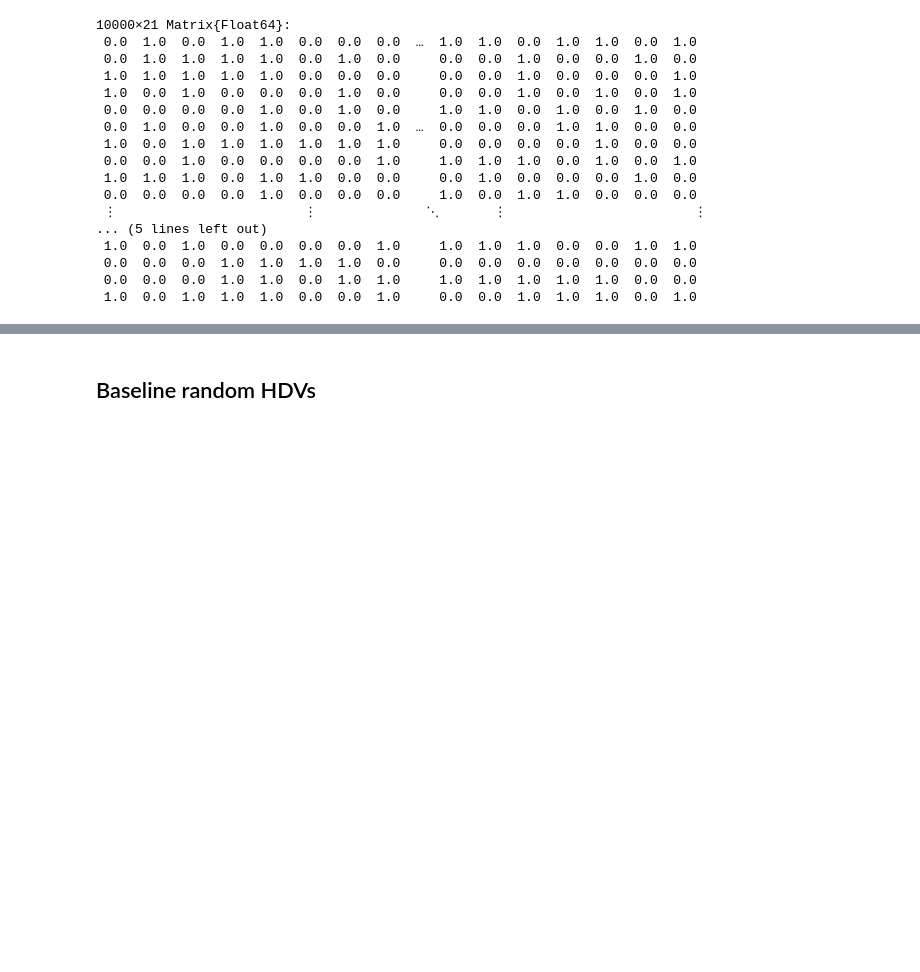
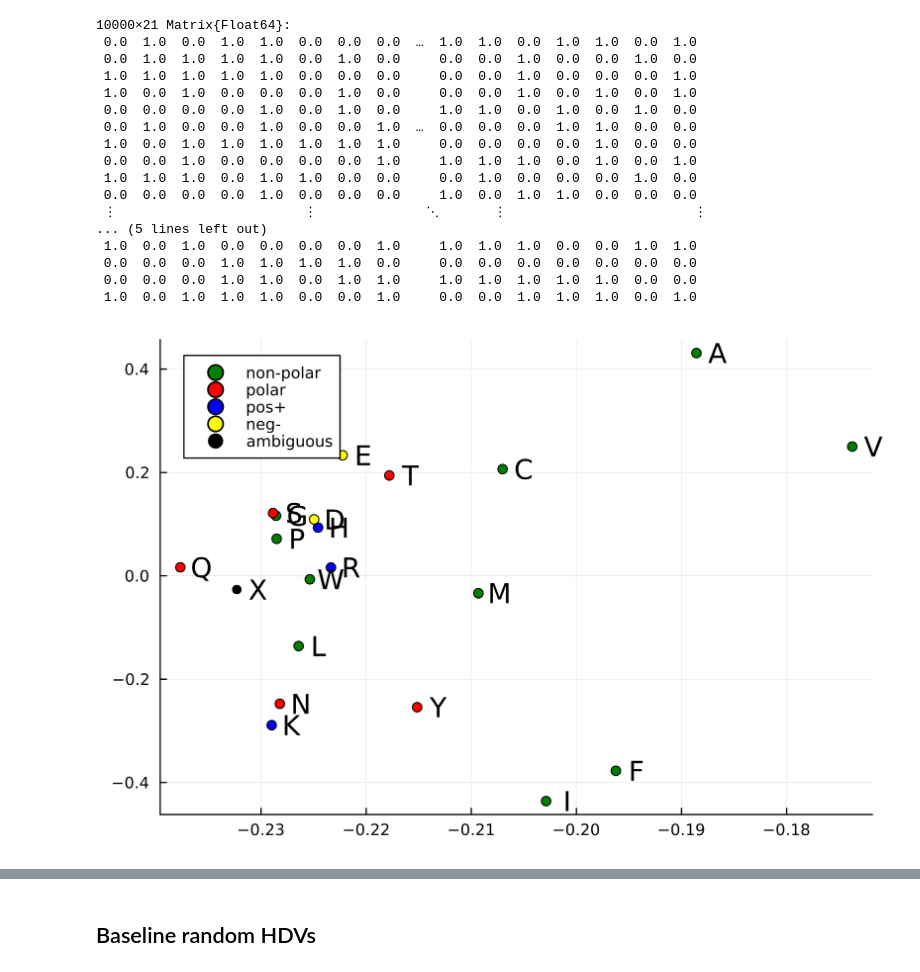
Before and after one commit to Micjanov/Master-Thesis, a Jupyter notebook: notebooks/AA_embeddings.ipynb, the cells around one changed output, grey strips where cells are left out. Cells and saved outputs as stored; diff of their text form; code cells hidden in the pictures; blank space fills up the shorter version.

```diff
--- a/notebooks/AA_embeddings.ipynb
+++ b/notebooks/AA_embeddings.ipynb
@@ -41,3 +43,35 @@ AA_bit_esm = permutedims(mat_scaler(aa_emb * HDV_mat_bit, 0, 1, 2) .|> round)
  0.0  0.0  0.0  1.0  1.0  1.0  1.0  0.0     0.0  0.0  0.0  0.0  0.0  0.0  0.0
  0.0  0.0  0.0  1.0  1.0  0.0  1.0  1.0     1.0  1.0  1.0  1.0  1.0  0.0  0.0
  1.0  0.0  1.0  1.0  1.0  0.0  0.0  1.0     0.0  0.0  1.0  1.0  1.0  0.0  1.0
+# %%
+#Load embeddings from last hidden layer of ESM-2 model (21x1280)
+aa_embeddings = DataFrame(CSV.File("../data/amino_acid_embeddings.csv"))
+amino_acids_esm = aa_embeddings.protein_ID
+aa_emb = Matrix(aa_embeddings[:, 2:end])
+
+PCA_fit = fit(PCA, aa_emb; maxoutdim=2)
+proj = projection(PCA_fit)
+
+AA_list  = ['A','C','D','E','F','G','H','I','K','L','M','N','P','Q','R','S','T','V','W','Y','X', 'U']
+groups = Dict("polar" => ['S', 'T', 'Y', 'N', 'Q'], "non-polar" => ['G', 'A', 'V', 'C', 'P', 'L', 'I', 'M', 'W', 'F'],
+         "pos+" => ['R', 'H', 'K'], "neg-" => ['D', 'E'], "ambiguous" => ['U', 'X'])
+
+key = collect(keys(groups))
+colors = [:green, :red, :blue, :yellow, :black]
+fig = Plots.plot(dpi=400)
+
+for i in 1:length(key)
+
+    aa_ind = [x for (x,y) in enumerate(amino_acids_esm) if only(y) ∈ groups[key[i]] ]
+    aa = [only(y) for (x,y) in enumerate(amino_acids_esm) if only(y) ∈ groups[key[i]]]
+
+    scatter!(fig, (proj[aa_ind,1], proj[aa_ind,2]), label=key[i], mc = colors[i])
+
+    for f in 1:length(aa_ind)
+        annotate!((proj[aa_ind[f],1] + 0.002, proj[aa_ind[f],2], aa[f]))
+    end
+end
+savefig("../thesis/Fig/esm_emb_1028.png")
+fig
+# %% [output]
+[figure, added]
```
Also changed, not shown: parts of 4 cells of this notebook, 38 other files.
